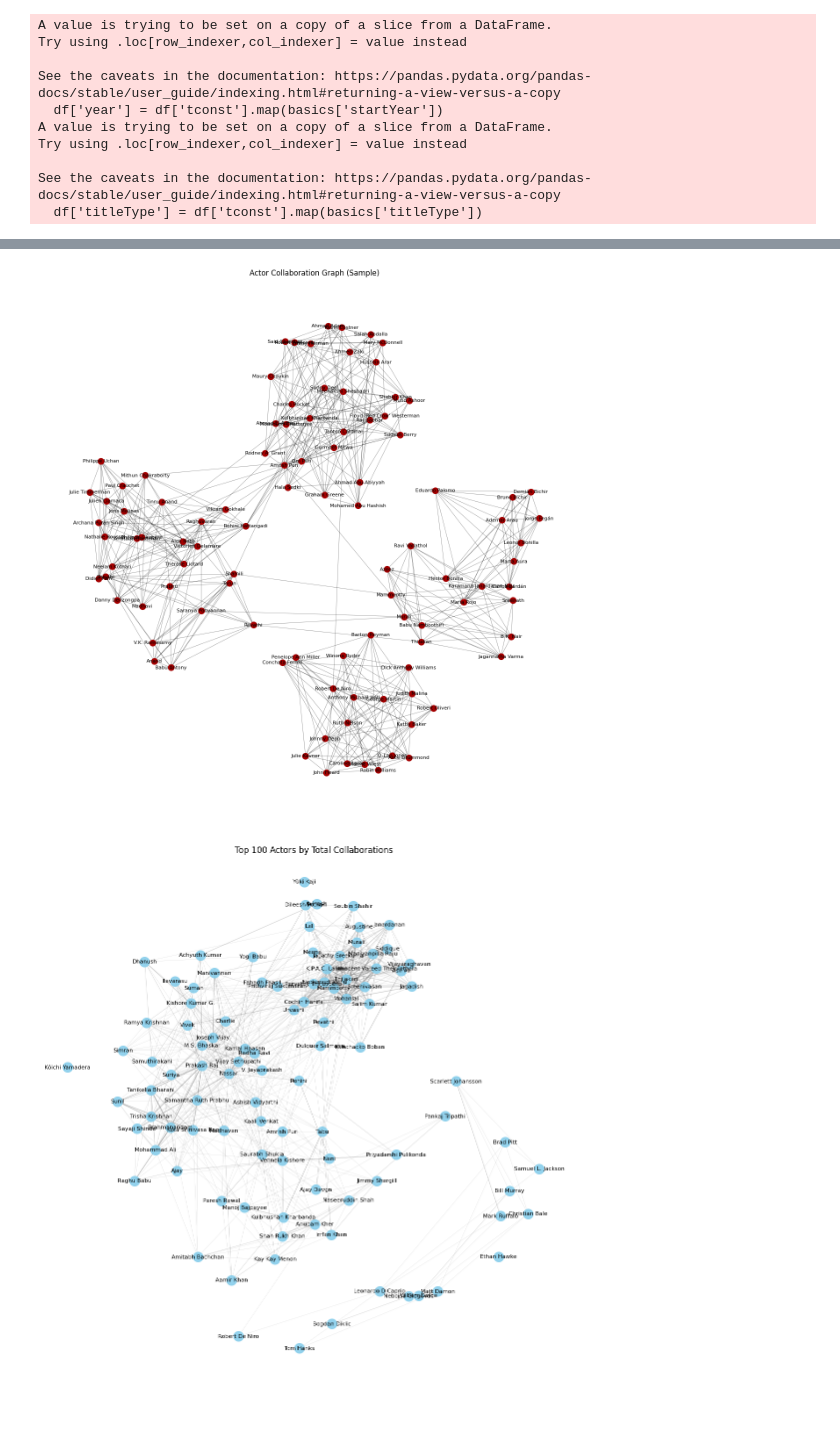
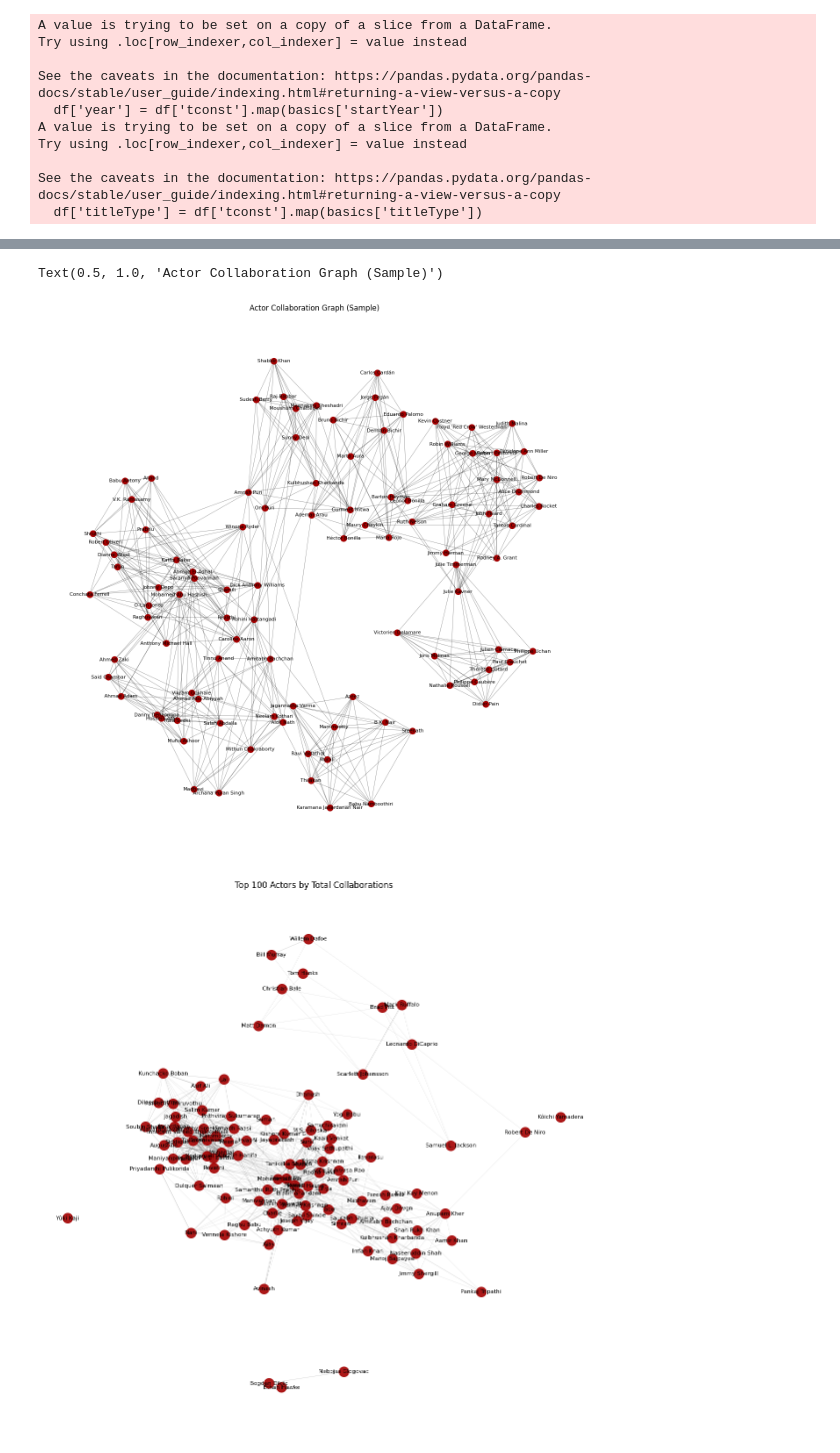
Before and after one commit to OrF8/Reel-Patterns, a Jupyter notebook: connections_graph.ipynb, the cells around one changed output, grey strips where cells are left out. Saved outputs shown, nothing was run; the diff lists cells and outputs as text; code cells hidden in the pictures.

Commit message:
Changed vertex color to red

```diff
--- a/connections_graph.ipynb
+++ b/connections_graph.ipynb
@@ -5,8 +5,9 @@ pd.options.display.float_format = '{:.2f}'.format
 # %%
 # principals = pd.read_csv("/homes/adirt/repos/py/packages/NeedleInADataHaystack/data/title.principals.tsv", sep="\t")
 # rating = pd.read_csv("/homes/adirt/repos/py/packages/NeedleInADataHaystack/data/title.ratings.tsv", sep="\t")
-df = pd.read_csv("/homes/adirt/repos/py/packages/NeedleInADataHaystack/data/best_rated_actors.tsv", sep="\t")
-names = pd.read_csv("/homes/adirt/repos/py/packages/NeedleInADataHaystack/data/name.basics.tsv", sep="\t")
+# df = pd.read_csv("/homes/adirt/repos/py/packages/NeedleInADataHaystack/data/best_rated_actors.tsv", sep="\t")
+# names = pd.read_csv("/homes/adirt/repos/py/packages/NeedleInADataHaystack/data/name.basics.tsv", sep="\t")
+names = pd.read_csv("C:\\Users\\orfor\\OneDrive\\Desktop\\NeedleInADataHaystack\\data\\name.basics.tsv", sep="\t", index_col='nconst')
 # %%
 basics = pd.read_csv("/homes/adirt/repos/py/packages/NeedleInADataHaystack/data/title.basics.tsv", sep="\t")
 # %%
@@ -40,6 +41,8 @@ Try using .loc[row_indexer,col_indexer] = value instead
 
 See the caveats in the documentation: https://pandas.pydata.org/pandas-docs/stable/user_guide/indexing.html#returning-a-view-versus-a-copy
   df['titleType'] = df['tconst'].map(basics['titleType'])
+# %%
+df = pd.read_csv("C:\\Users\\orfor\\OneDrive\\Desktop\\NeedleInADataHaystack\\data\\best_collaborations.tsv", sep="\t");
 # %%
 df['year'] = df.year.astype(int)
 new_movies = df[(df.year >= 1990) & (df.titleType == 'movie')]
@@ -131,7 +129,8 @@ plt.axis('off')
 plt.title("Actor Collaboration Graph (Sample)")
 plt.savefig("/homes/adirt/repos/py/packages/NeedleInADataHaystack/figures/top_actors_collaborations.png", dpi=300, bbox_inches='tight')
 # %% [output]
+Text(0.5, 1.0, 'Actor Collaboration Graph (Sample)')
-[figure, old version]
+[figure, new version]
 # %%
 
 # 1. Compute each actor’s weighted degree (sum of collaboration counts)
@@ -148,7 +147,7 @@ top_actors = [node for node, _ in sorted_by_deg[:top_n]]
 H = G.subgraph(top_actors)
 
 # 5. Compute positions with a spring layout
-pos = nx.spring_layout(H, k=0.8, seed=42)
+pos = nx.spring_layout(H, k=0.5, seed=42)
 
 # 6. Draw
 plt.figure(figsize=(14, 14))
@@ -156,33 +155,34 @@ plt.figure(figsize=(14, 14))
 # a) draw nodes
 nx.draw_networkx_nodes(
     H,
     pos,
     node_size=200,           # you can increase or decrease
-    node_color="skyblue",
+    node_color="#A40000",
     alpha=0.9,
 )
 
 # b) draw edges (width scaled by weight)
 #    you can scale the width (e.g., *0.2) if they are too thick
 edge_weights = [H[u][v]["weight"] for u, v in H.edges()]
 nx.draw_networkx_edges(
     H,
     pos,
     width=[w * 0.2 for w in edge_weights],
     alpha=0.5,
     edge_color="gray",
 )
 
 # c) draw labels (assumes each node has a 'label' attribute with actor name)
 nx.draw_networkx_labels(
     H,
     pos,
     labels=nx.get_node_attributes(H, "label"),
     font_size=8,
 )
 
 plt.axis("off")
 plt.title(f"Top {top_n} Actors by Total Collaborations")
-plt.savefig("/homes/adirt/repos/py/packages/NeedleInADataHaystack/figures/top_actors_collaborations.png", dpi=300, bbox_inches='tight')
+# plt.savefig("/homes/adirt/repos/py/packages/NeedleInADataHaystack/figures/top_actors_collaborations.png", dpi=300, bbox_inches='tight')
+plt.savefig("C:\\Users\\orfor\\OneDrive\\Desktop\\NeedleInADataHaystack\\figures\\top_actors_collaborations.png", dpi=300, bbox_inches='tight');
 # %% [output]
-[figure, old version]
+[figure, new version]
```
Also changed, not shown: parts of 2 cells of this notebook, 1 other file.
